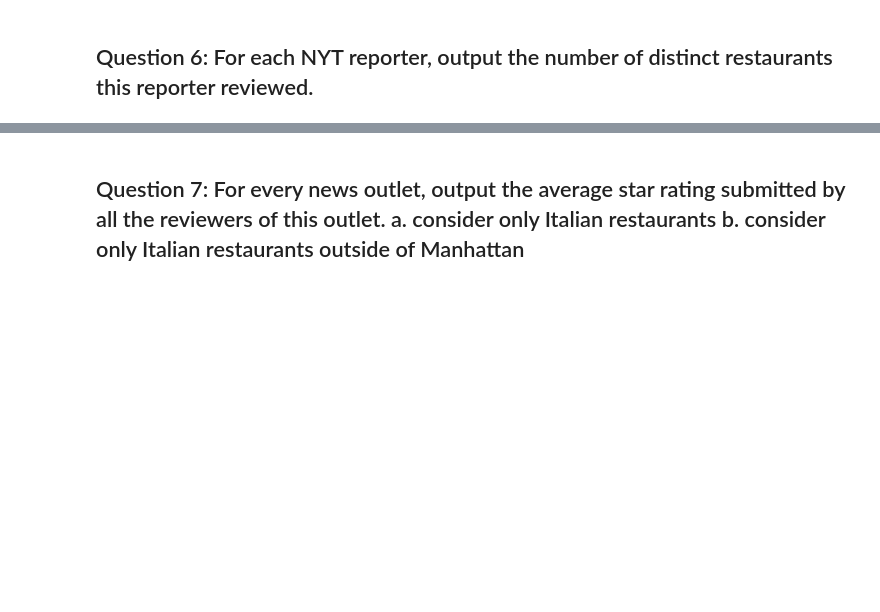
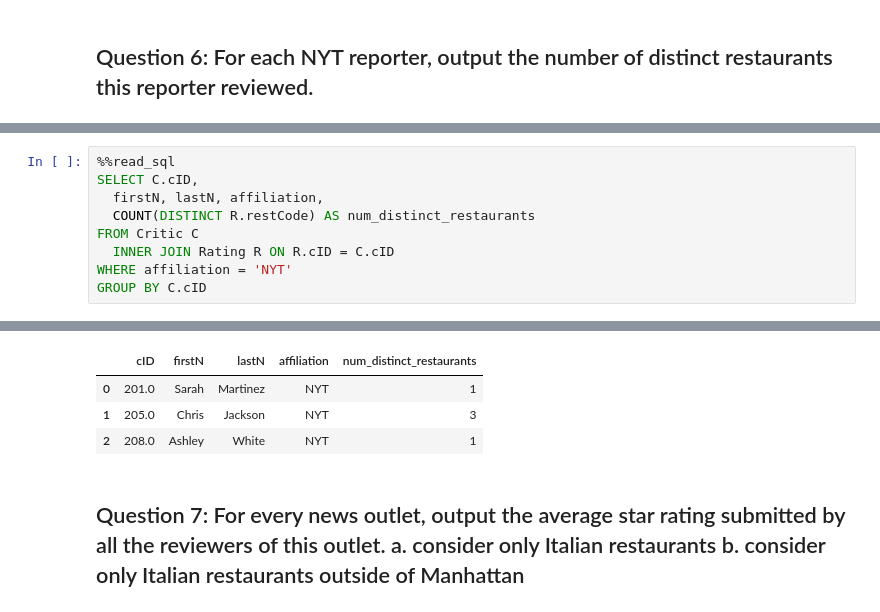
Before and after one commit to ipeirotis/introduction-to-databases, a Jupyter notebook: session5/practice_queries_join_and_aggregation_solutions.ipynb, the cells around one changed output, grey strips where cells are left out. Drawn from its saved outputs; the diff is of its cells as text; blank space fills up the shorter version.

```diff
--- a/session5/practice_queries_join_and_aggregation_solutions.ipynb
+++ b/session5/practice_queries_join_and_aggregation_solutions.ipynb
@@ -226,0 +285,10 @@ Query started at 04:53:30 PM UTC; Query executed in 0.01 m
+# %%
+%%read_sql
+SELECT C.cID,
+  firstN, lastN, affiliation,
+  COUNT(DISTINCT R.restCode) AS num_distinct_restaurants
+FROM Critic C
+  INNER JOIN Rating R ON R.cID = C.cID
+WHERE affiliation = 'NYT'
+GROUP BY C.cID
+# %% [output]
@@ -227,3 +296,7 @@ Query started at 04:53:30 PM UTC; Query executed in 0.01 m
+|  | cID | firstN | lastN | affiliation | num_distinct_restaurants |
+| 0 | 201.0 | Sarah | Martinez | NYT | 1 |
+| 1 | 205.0 | Chris | Jackson | NYT | 3 |
+| 2 | 208.0 | Ashley | White | NYT | 1 |
 # %% [markdown]
 ## Question 7: For every news outlet, output the average star rating submitted by all the reviewers of this outlet. a. consider only Italian restaurants b. consider only Italian restaurants outside of Manhattan
 # %%
```
Also changed, not shown: parts of 8 cells of this notebook.
